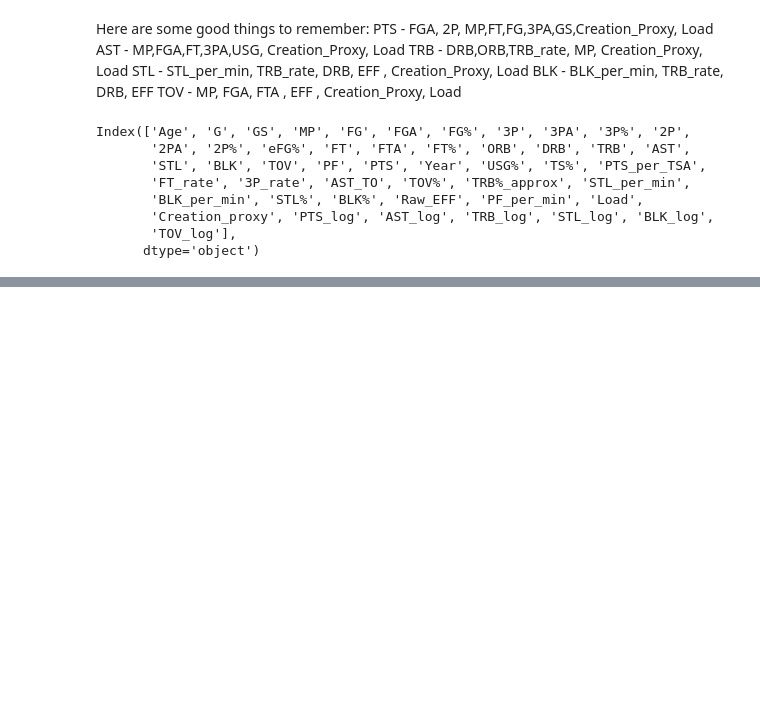
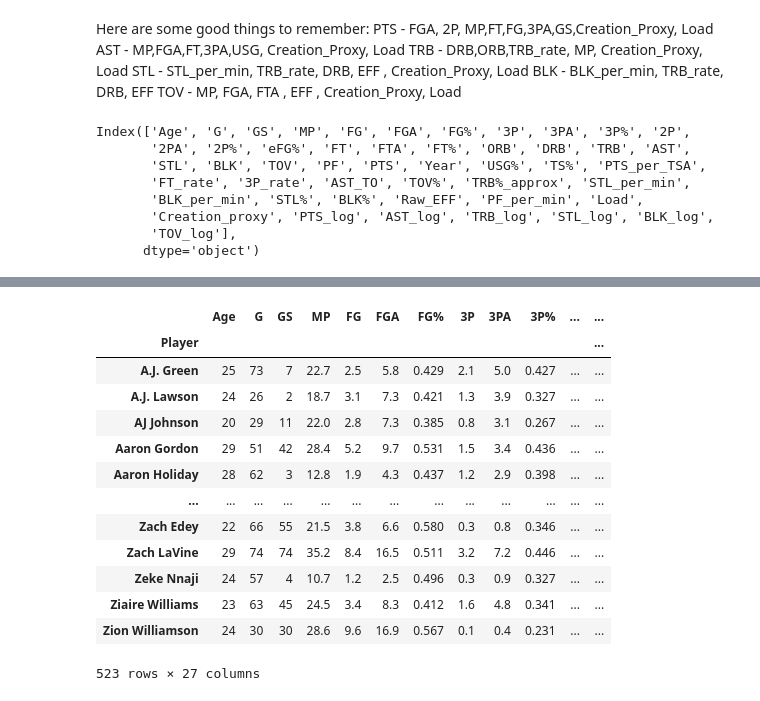
Before and after one commit to oduku1/Omar_Dukureh_Capstone_Final, a Jupyter notebook: Omar_Dukureh_Sprint_1/data.ipynb, the cells around one changed output, grey strips where cells are left out. Cells and saved outputs as stored; diff of their text form; code cells hidden in the pictures; blank space fills up the shorter version.

```diff
--- a/Omar_Dukureh_Sprint_1/data.ipynb
+++ b/Omar_Dukureh_Sprint_1/data.ipynb
@@ -306,3 +339,7 @@ Index(['Age', 'G', 'GS', 'MP', 'FG', 'FGA', 'FG%', '3P', '3PA', '3P%', '2P',
       dtype='object')
 # %%
 Nba_combined.to_csv('Nba_combined.csv')
+# %%
+Nba2025 = pd.read_csv("Nba2025.csv")
+Nba2025 = Nba2025.dropna()
+Nba2025["Year"] = 2025.0
@@ -308,0 +361,7 @@ Nba_combined.to_csv('Nba_combined.csv')
+# %%
+Nba2025_sorted = Nba2025.sort_values(by=["Player", "G"], ascending=[True, False])
+
+# Drop duplicates by Player, keeping the row with the most games
+Nba2025_cleaned = Nba2025_sorted.drop_duplicates(subset="Player", keep="first")
+
+Nba25 = Nba2025_cleaned.set_index("Player")
@@ -308,0 +429,17 @@ Nba_combined.to_csv('Nba_combined.csv')
+# %%
+Nba25
+# %% [output]
+|  | Age | G | GS | MP | FG | FGA | FG% | 3P | 3PA | 3P% | ... | ... |
+| Player |  |  |  |  |  |  |  |  |  |  |  | ... |
+| A.J. Green | 25 | 73 | 7 | 22.7 | 2.5 | 5.8 | 0.429 | 2.1 | 5.0 | 0.427 | ... | ... |
+| A.J. Lawson | 24 | 26 | 2 | 18.7 | 3.1 | 7.3 | 0.421 | 1.3 | 3.9 | 0.327 | ... | ... |
+| AJ Johnson | 20 | 29 | 11 | 22.0 | 2.8 | 7.3 | 0.385 | 0.8 | 3.1 | 0.267 | ... | ... |
+| Aaron Gordon | 29 | 51 | 42 | 28.4 | 5.2 | 9.7 | 0.531 | 1.5 | 3.4 | 0.436 | ... | ... |
+| Aaron Holiday | 28 | 62 | 3 | 12.8 | 1.9 | 4.3 | 0.437 | 1.2 | 2.9 | 0.398 | ... | ... |
+| ... | ... | ... | ... | ... | ... | ... | ... | ... | ... | ... | ... | ... |
+| Zach Edey | 22 | 66 | 55 | 21.5 | 3.8 | 6.6 | 0.580 | 0.3 | 0.8 | 0.346 | ... | ... |
+| Zach LaVine | 29 | 74 | 74 | 35.2 | 8.4 | 16.5 | 0.511 | 3.2 | 7.2 | 0.446 | ... | ... |
+| Zeke Nnaji | 24 | 57 | 4 | 10.7 | 1.2 | 2.5 | 0.496 | 0.3 | 0.9 | 0.327 | ... | ... |
+| Ziaire Williams | 23 | 63 | 45 | 24.5 | 3.4 | 8.3 | 0.412 | 1.6 | 4.8 | 0.341 | ... | ... |
+| Zion Williamson | 24 | 30 | 30 | 28.6 | 9.6 | 16.9 | 0.567 | 0.1 | 0.4 | 0.231 | ... | ... |
+523 rows × 27 columns
```
Also changed, not shown: parts of 17 cells of this notebook, 9 other files.
